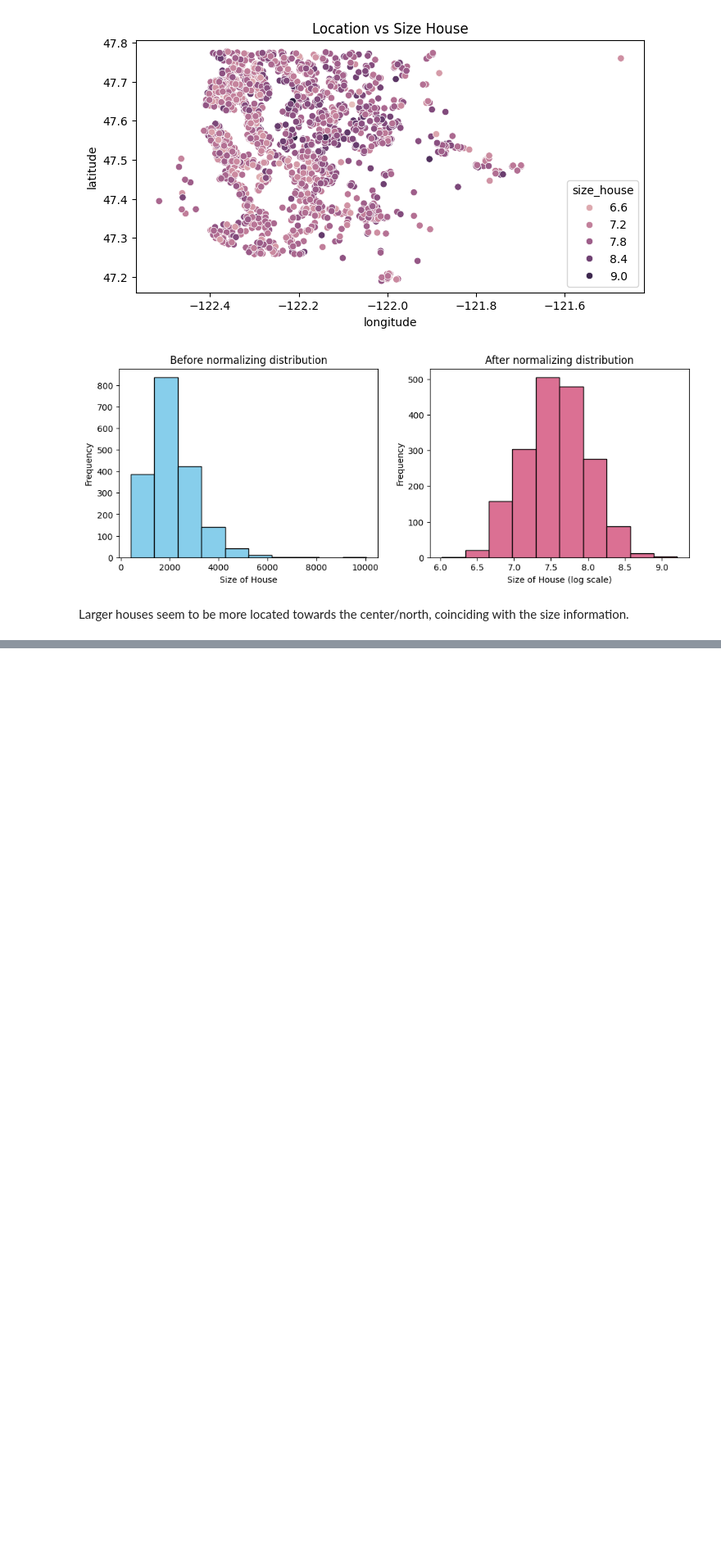
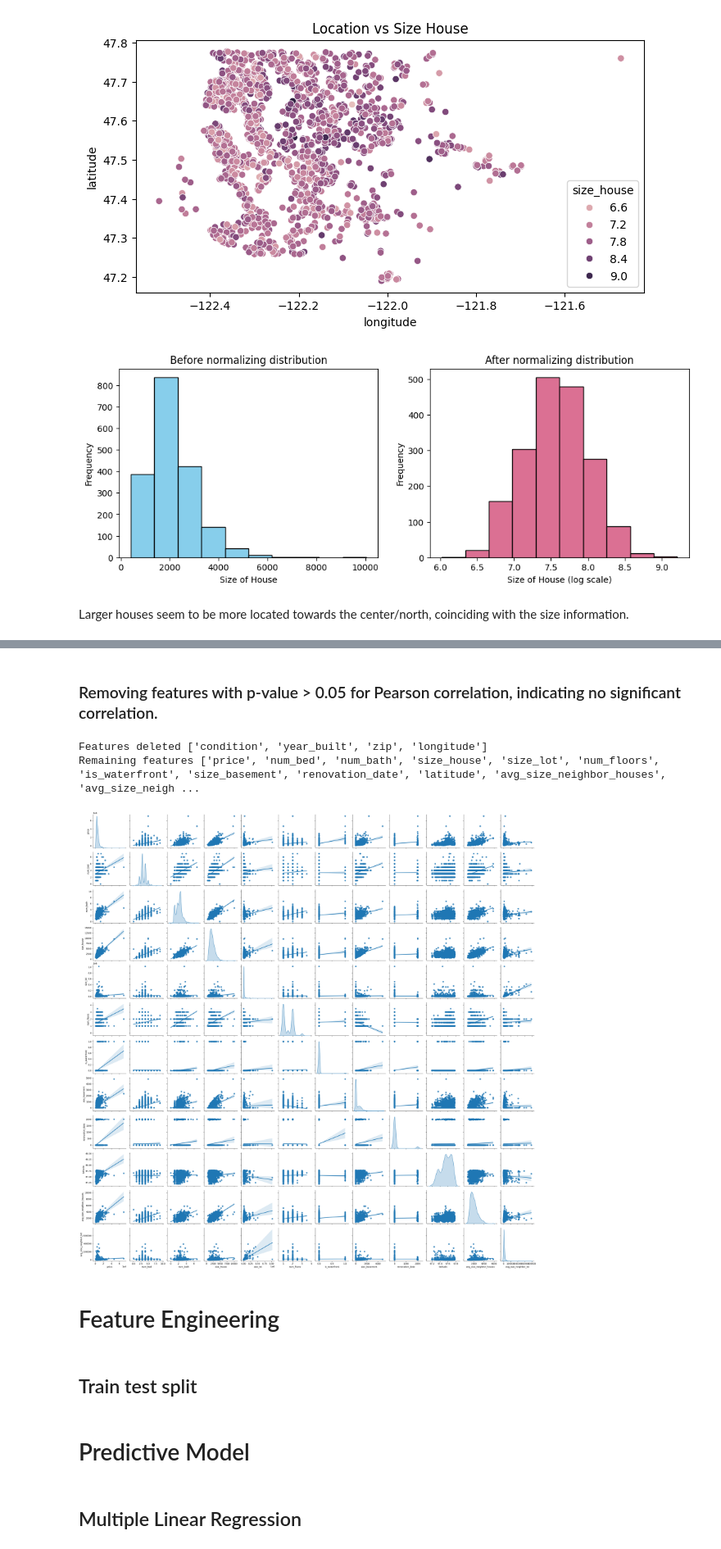
Before and after one commit to gpaschoalinoto/ml-regression-models, a Jupyter notebook: housing-sales-king-county/housing_sales_regression.ipynb, the cells around one changed output, grey strips where cells are left out. Shown at 82% size. Cells and saved outputs as stored; diff of their text form; code cells hidden in the pictures; blank space fills up the shorter version.

```diff
--- a/housing-sales-king-county/housing_sales_regression.ipynb
+++ b/housing-sales-king-county/housing_sales_regression.ipynb
@@ -255,0 +264,23 @@ map
+# %%
+#Pearson
+
+feature_list = []
+corr_pearson = []
+pvalue_pearson = []
+
+for col in df.columns:
+    feature_list.append(col)
+    cor, p = pearsonr(df[col], df['price'])
+
+    corr_pearson.append(np.round(cor,2))
+    pvalue_pearson.append(np.round(p,2))
+
+#Spearman
+
+corr_spearman = []
+pvalue_spearman = []
+for col in df.columns:
+    cor, p = spearmanr(df[col], df['price'])
+
+    corr_spearman.append(np.round(cor,2))
+    pvalue_spearman.append(np.round(p,2))
@@ -255,0 +352,19 @@ map
+# %% [markdown]
+### Removing features with p-value > 0.05 for Pearson correlation, indicating no significant correlation.
+# %%
+remaining_features = df_corr.loc[df_corr['pvalue_pearson'] <= 0.05]['feature'].tolist()
+
+print(f'Features deleted:', df_corr.loc[df_corr['pvalue_pearson'] > 0.05]['feature'].tolist())
+print(f'Remaining features:', remaining_features)
+# %% [output]
+Features deleted ['condition', 'year_built', 'zip', 'longitude']
+Remaining features ['price', 'num_bed', 'num_bath', 'size_house', 'size_lot', 'num_floors', 'is_waterfront', 'size_basement', 'renovation_date', 'latitude', 'avg_size_neighbor_houses', 'avg_size_neigh ...
+# %%
+sns.pairplot(df[remaining_features], diag_kind='kde', kind='reg')
+plt.show()
+# %% [output]
+[figure, added]
+# %% [markdown]
+# Feature Engineering
+# %% [markdown]
+## Train test split
@@ -255,0 +373,4 @@ map
+# %% [markdown]
+# Predictive Model
+# %% [markdown]
+## Multiple Linear Regression
```
Also changed, not shown: parts of 11 cells of this notebook.
